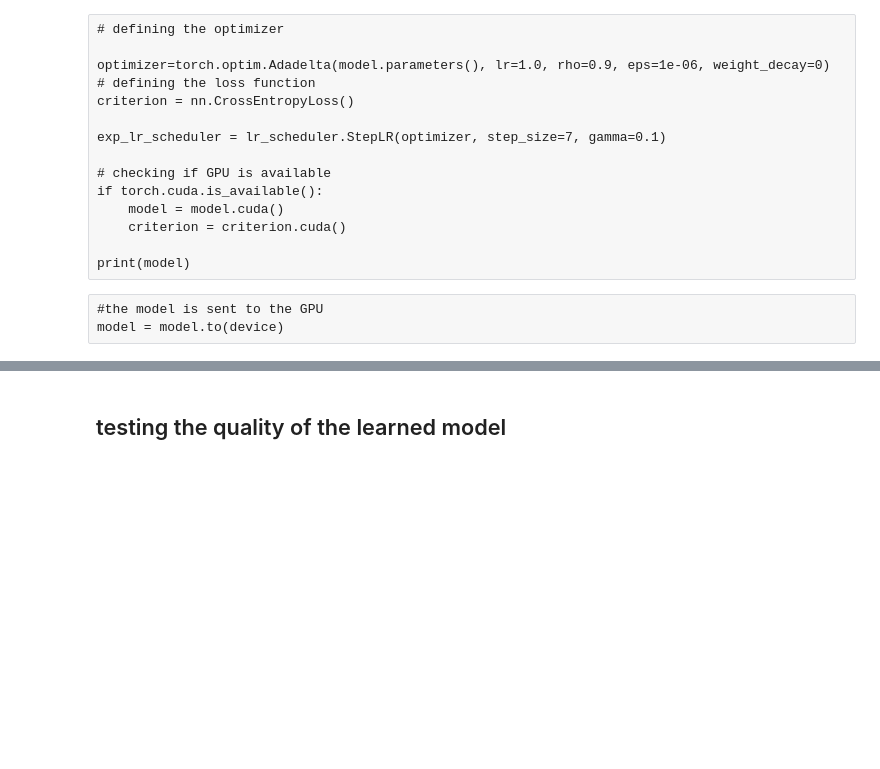
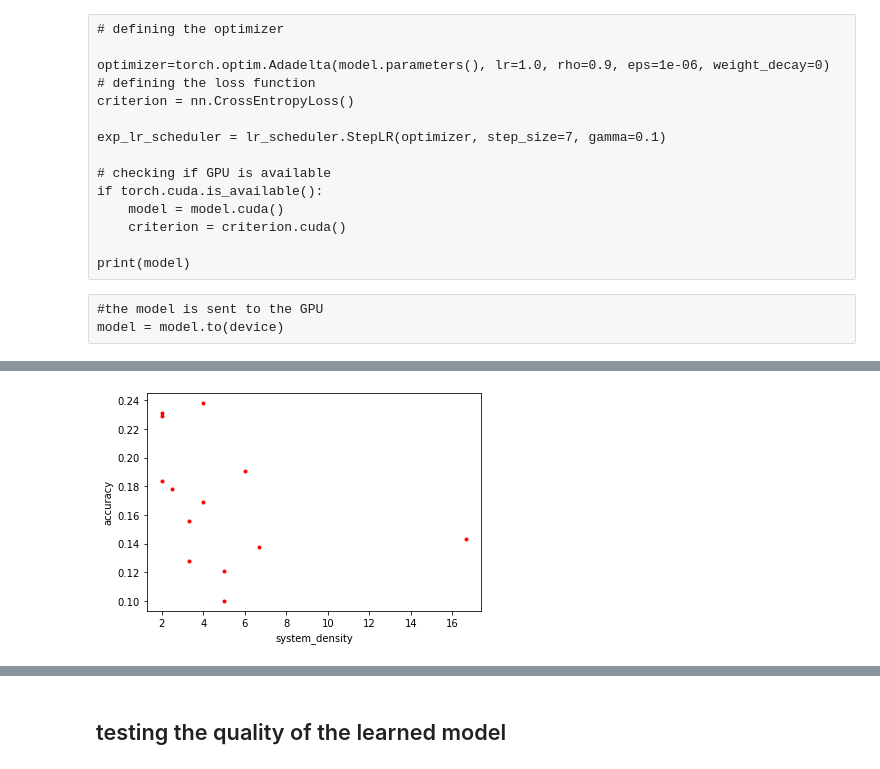
Before and after one commit to XateroX/MachineLearning-Anderson, a Jupyter notebook: src/AM-Train-Pytorch-ResNet50-template.ipynb, the cells around one changed output, grey strips where cells are left out. Cells and saved outputs as stored; diff of their text form; code cells hidden in the pictures; blank space fills up the shorter version.

```diff
--- a/src/AM-Train-Pytorch-ResNet50-template.ipynb
+++ b/src/AM-Train-Pytorch-ResNet50-template.ipynb
@@ -643,3 +646,12 @@ Training with 24 batches
+# %%
+fig=plt.figure()
+plt.plot(pixel_density, val_accuracy_list, '.r')
+plt.ylabel('accuracy')
+plt.xlabel('system_density')
+plt.show()
+fig.savefig(devhomepath + 'MachineLearning-Anderson/src/plots/performance_metrics/' + 'sys_density_val_accuracy-' + 'e' + str(myepochs) + '-' + 'seed_' + str(myseed) + '.png')
+# %% [output]
+[figure, added]
 # %%
 fig=plt.figure()
 plt.plot(epochs,val_loss, label='val loss')
```
Also changed, not shown: parts of 11 cells of this notebook, 27 other files.
